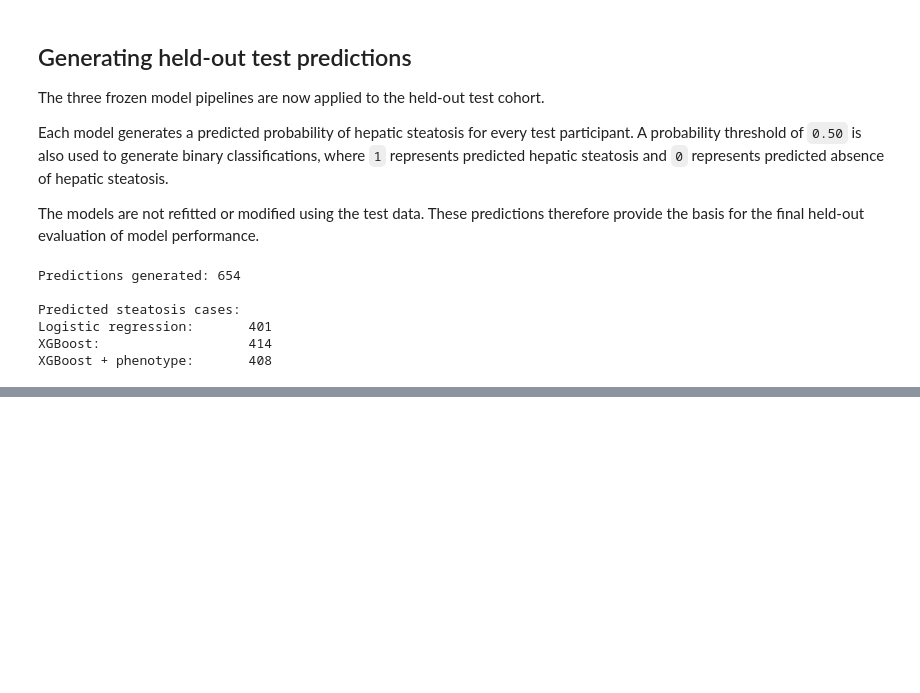
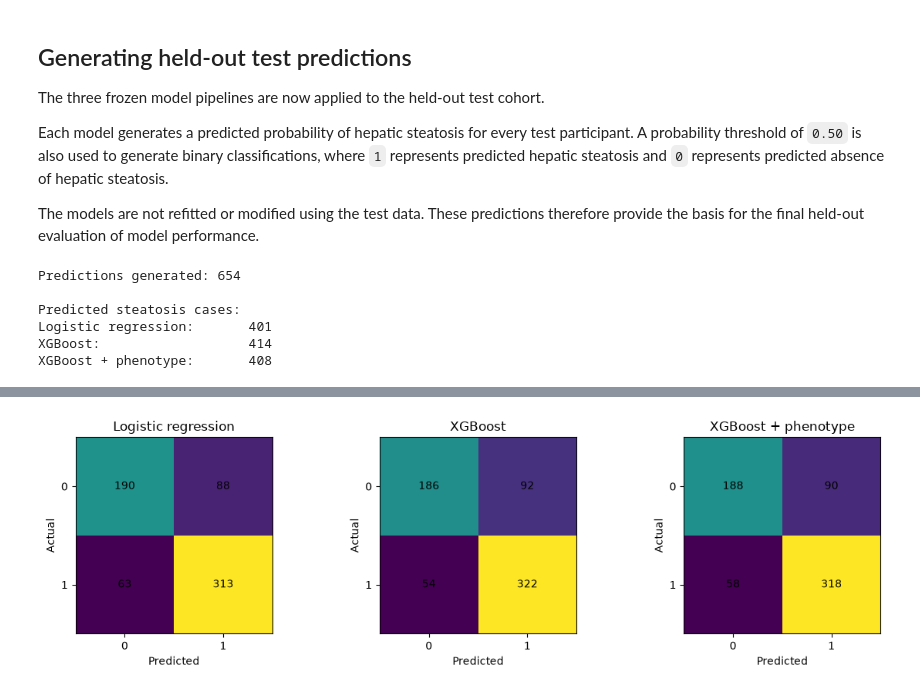
Before and after one commit to AryanSaraf/nhanes-steatosis, a Jupyter notebook: notebooks/04-evaluation-interpretation.ipynb, the cells around one changed output, grey strips where cells are left out. Saved outputs shown, nothing was run; the diff lists cells and outputs as text; code cells hidden in the pictures; blank space fills up the shorter version.

```diff
--- a/notebooks/04-evaluation-interpretation.ipynb
+++ b/notebooks/04-evaluation-interpretation.ipynb
@@ -175,0 +417,32 @@ XGBoost + phenotype:       408
+# %%
+fig, axes = plt.subplots(1, 3, figsize=(12, 3.5))
+
+models = {
+    "Logistic regression": logistic_prediction,
+    "XGBoost": xgb_base_prediction,
+    "XGBoost + phenotype": xgb_phenotype_prediction,
+}
+
+for ax, (model_name, prediction) in zip(axes, models.items()):
+    cm = confusion_matrix(y_test, prediction)
+
+    ax.imshow(cm)
+
+    for i in range(2):
+        for j in range(2):
+            ax.text(
+                j, i, cm[i, j],
+                ha="center",
+                va="center",
+            )
+
+    ax.set_title(model_name)
+    ax.set_xlabel("Predicted")
+    ax.set_ylabel("Actual")
+    ax.set_xticks([0, 1])
+    ax.set_yticks([0, 1])
+
+plt.tight_layout()
+plt.show()
+# %% [output]
+[figure, added]
```
Also changed, not shown: parts of 22 cells of this notebook.
